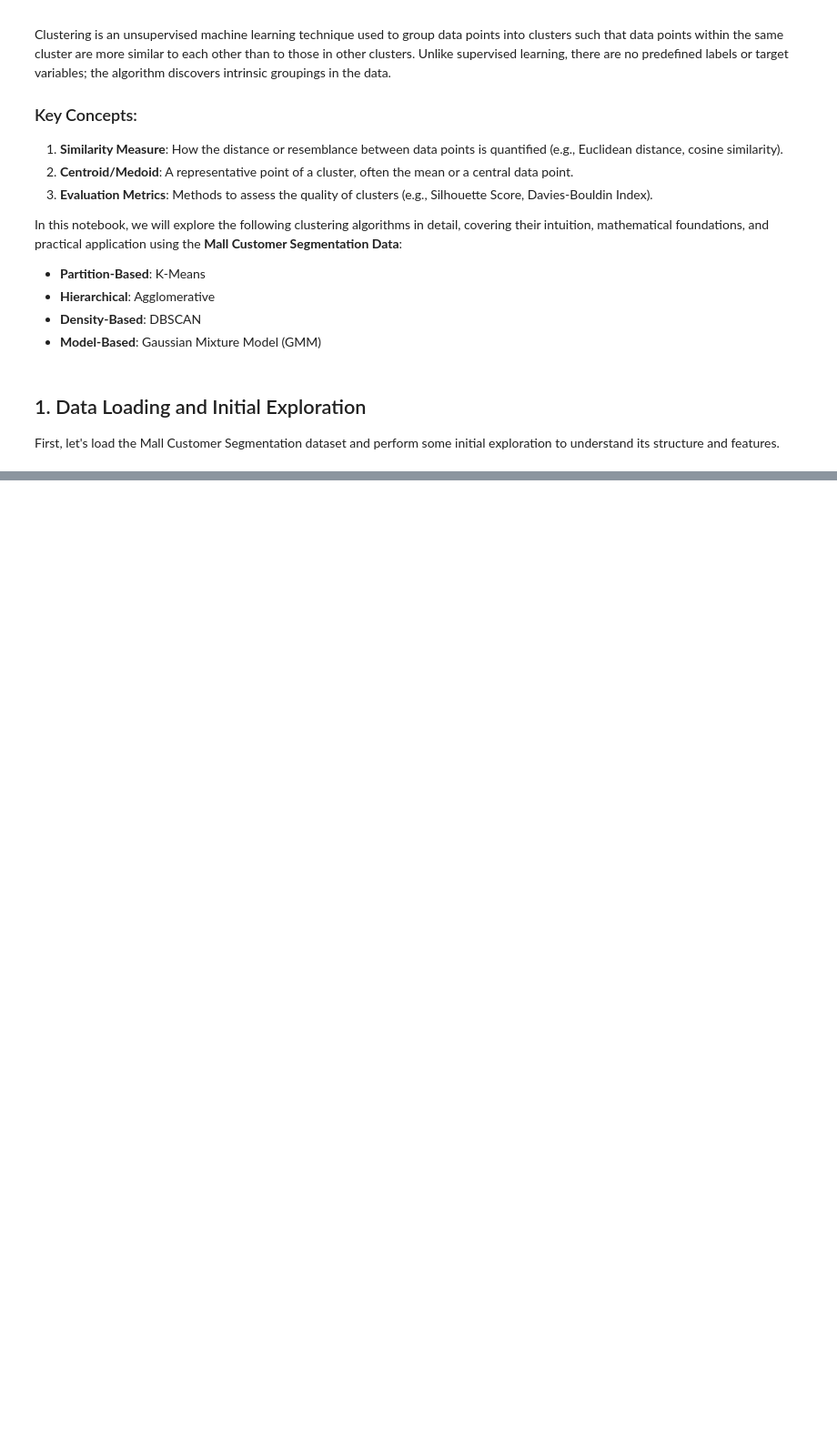
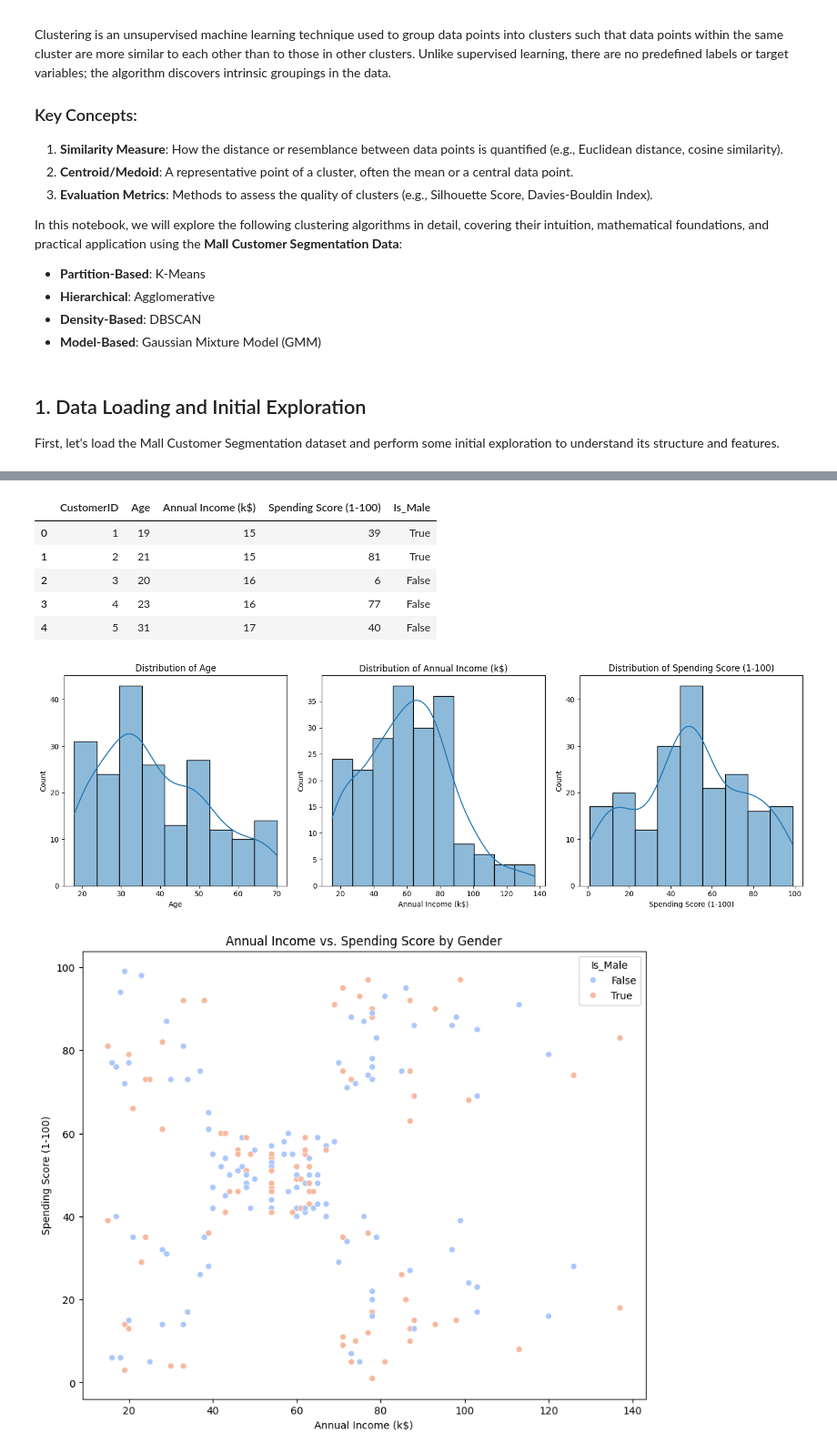
Before and after one commit to rsys-adsingh/Machine-Learning, a Jupyter notebook: study/Clustering/Clustering_Mall.ipynb, the cells around one changed output, grey strips where cells are left out. Shown at 91% size. Drawn from its saved outputs; the diff is of its cells as text; code cells hidden in the pictures; blank space fills up the shorter version.

```diff
--- a/study/Clustering/Clustering_Mall.ipynb
+++ b/study/Clustering/Clustering_Mall.ipynb
@@ -28,7 +28,8 @@ import seaborn as sns
 from sklearn.preprocessing import StandardScaler
 
 # Load the dataset
-df = pd.read_csv('Mall_Customers.csv')
+data_url = 'https://raw.githubusercontent.com/rsys-adsingh/Machine-Learning/main/study/Clustering/Mall_Customers.csv'
+df = pd.read_csv(data_url)
 
 # Display the first few rows of the dataset
 display(df.head())
@@ -42,0 +77,45 @@ FileNotFoundError: [Errno 2] No such file or directory: 'Mall_Customers.csv'
+# %%
+# One-hot encode the 'Gender' column
+df_encoded = pd.get_dummies(df, columns=['Gender'], drop_first=True) # drop_first avoids multicollinearity
+
+# Rename the new Gender column for clarity
+df_encoded.rename(columns={'Gender_Male': 'Is_Male'}, inplace=True)
+
+display(df_encoded.head())
+
+# Visualize the distribution of numerical features
+plt.figure(figsize=(15, 5))
+
+plt.subplot(1, 3, 1)
+sns.histplot(df_encoded['Age'], kde=True)
+plt.title('Distribution of Age')
+
+plt.subplot(1, 3, 2)
+sns.histplot(df_encoded['Annual Income (k$)'], kde=True)
+plt.title('Distribution of Annual Income (k$)')
+
+plt.subplot(1, 3, 3)
+sns.histplot(df_encoded['Spending Score (1-100)'], kde=True)
+plt.title('Distribution of Spending Score (1-100)')
+
+plt.tight_layout()
+plt.show()
+
+# Visualize relationships between key features
+plt.figure(figsize=(10, 8))
+sns.scatterplot(data=df_encoded, x='Annual Income (k$)', y='Spending Score (1-100)', hue='Is_Male', palette='coolwarm')
+plt.title('Annual Income vs. Spending Score by Gender')
+plt.show()
+
+sns.pairplot(df_encoded[['Age', 'Annual Income (k$)', 'Spending Score (1-100)', 'Is_Male']], hue='Is_Male', palette='coolwarm')
+plt.suptitle('Pairplot of Numerical Features by Gender', y=1.02)
+plt.show()
+# %% [output]
+|  | CustomerID | Age | Annual Income (k$) | Spending Score (1-100) | Is_Male |
+| 0 | 1 | 19 | 15 | 39 | True |
+| 1 | 2 | 21 | 15 | 81 | True |
+| 2 | 3 | 20 | 16 | 6 | False |
+| 3 | 4 | 23 | 16 | 77 | False |
+| 4 | 5 | 31 | 17 | 40 | False |
+[figure, added]
+[figure, added]
```
Also changed, not shown: parts of 28 cells of this notebook.
